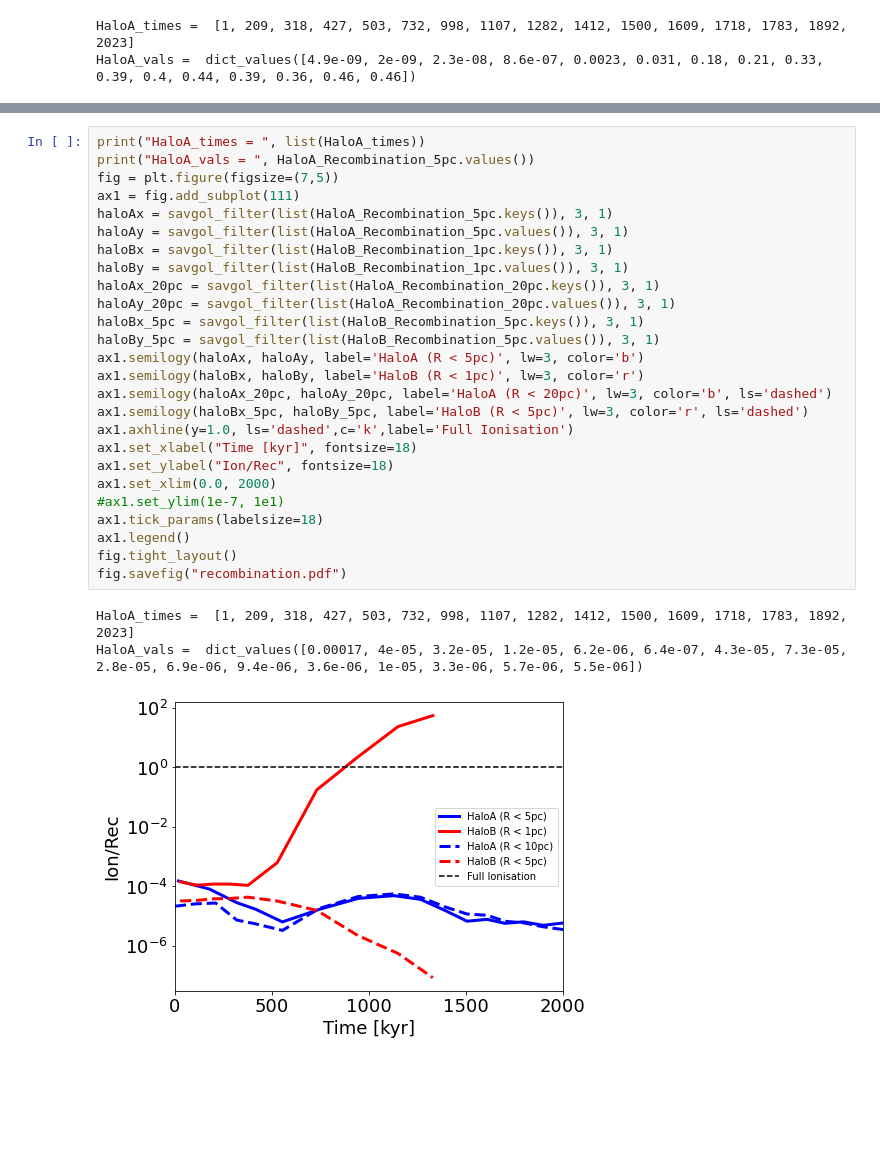
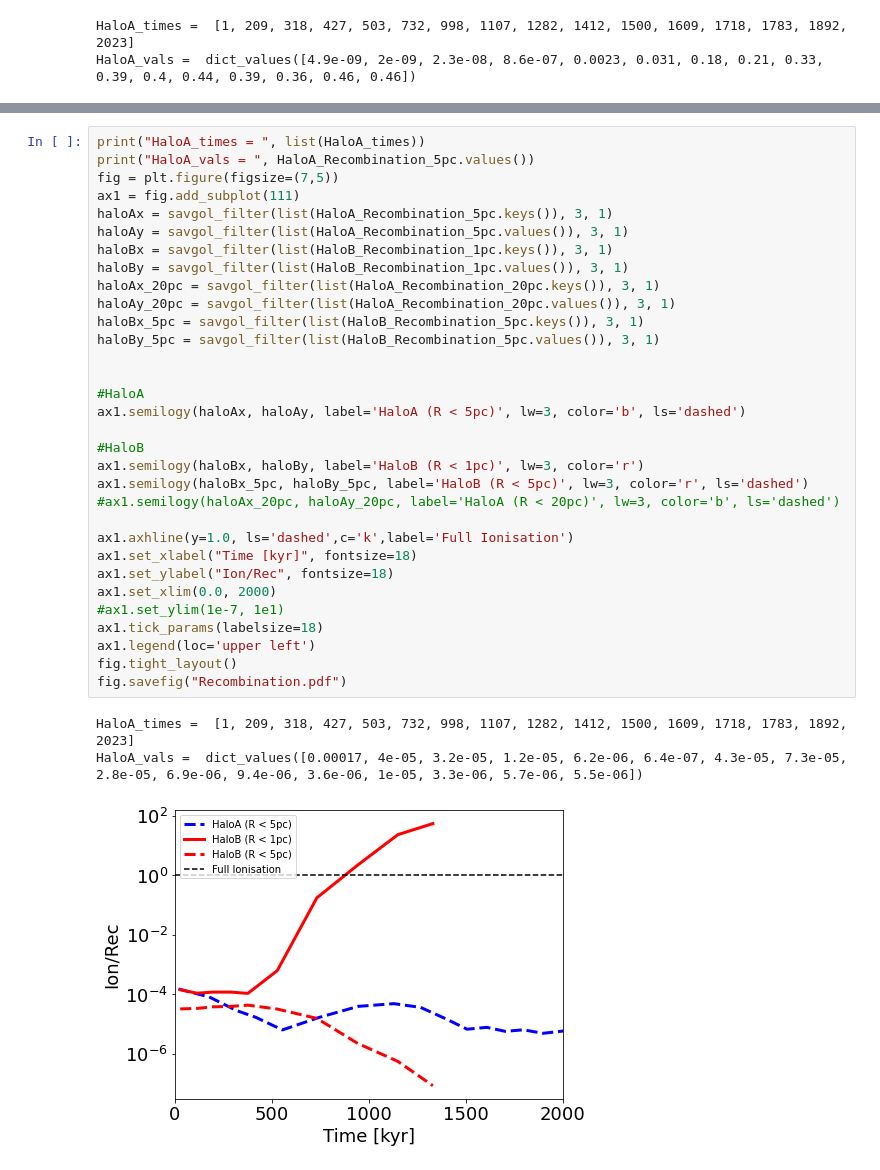
Before and after one commit to fearmayo/Massive-Star-Formation-in-Metal-Free-Galaxies-at-High-Redshift, a Jupyter notebook: calculations/Ionisation.ipynb, the cells around one changed output, grey strips where cells are left out. Cells and saved outputs as stored; diff of their text form; blank space fills up the shorter version.

```diff
--- a/calculations/Ionisation.ipynb
+++ b/calculations/Ionisation.ipynb
@@ -163,30 +167,36 @@ fig.savefig("Ionisation.pdf")
 # %%
 print("HaloA_times = ", list(HaloA_times))
 print("HaloA_vals = ", HaloA_Recombination_5pc.values())
 fig = plt.figure(figsize=(7,5))
 ax1 = fig.add_subplot(111)
 haloAx = savgol_filter(list(HaloA_Recombination_5pc.keys()), 3, 1)
 haloAy = savgol_filter(list(HaloA_Recombination_5pc.values()), 3, 1)
 haloBx = savgol_filter(list(HaloB_Recombination_1pc.keys()), 3, 1)
 haloBy = savgol_filter(list(HaloB_Recombination_1pc.values()), 3, 1)
 haloAx_20pc = savgol_filter(list(HaloA_Recombination_20pc.keys()), 3, 1)
 haloAy_20pc = savgol_filter(list(HaloA_Recombination_20pc.values()), 3, 1)
 haloBx_5pc = savgol_filter(list(HaloB_Recombination_5pc.keys()), 3, 1)
 haloBy_5pc = savgol_filter(list(HaloB_Recombination_5pc.values()), 3, 1)
-ax1.semilogy(haloAx, haloAy, label='HaloA (R < 5pc)', lw=3, color='b')
+
+
+#HaloA
+ax1.semilogy(haloAx, haloAy, label='HaloA (R < 5pc)', lw=3, color='b', ls='dashed')
+
+#HaloB
 ax1.semilogy(haloBx, haloBy, label='HaloB (R < 1pc)', lw=3, color='r')
-ax1.semilogy(haloAx_20pc, haloAy_20pc, label='HaloA (R < 20pc)', lw=3, color='b', ls='dashed')
 ax1.semilogy(haloBx_5pc, haloBy_5pc, label='HaloB (R < 5pc)', lw=3, color='r', ls='dashed')
+#ax1.semilogy(haloAx_20pc, haloAy_20pc, label='HaloA (R < 20pc)', lw=3, color='b', ls='dashed')
+
 ax1.axhline(y=1.0, ls='dashed',c='k',label='Full Ionisation')
 ax1.set_xlabel("Time [kyr]", fontsize=18)
 ax1.set_ylabel("Ion/Rec", fontsize=18)
 ax1.set_xlim(0.0, 2000)
 #ax1.set_ylim(1e-7, 1e1)
 ax1.tick_params(labelsize=18)
-ax1.legend()
+ax1.legend(loc='upper left')
 fig.tight_layout()
-fig.savefig("recombination.pdf")
+fig.savefig("Recombination.pdf")
 # %% [output]
 HaloA_times =  [1, 209, 318, 427, 503, 732, 998, 1107, 1282, 1412, 1500, 1609, 1718, 1783, 1892, 2023]
 HaloA_vals =  dict_values([0.00017, 4e-05, 3.2e-05, 1.2e-05, 6.2e-06, 6.4e-07, 4.3e-05, 7.3e-05, 2.8e-05, 6.9e-06, 9.4e-06, 3.6e-06, 1e-05, 3.3e-06, 5.7e-06, 5.5e-06])
-[figure, old version]
+[figure, new version]
```
Also changed, not shown: parts of 1 cell of this notebook, 4 other files.
